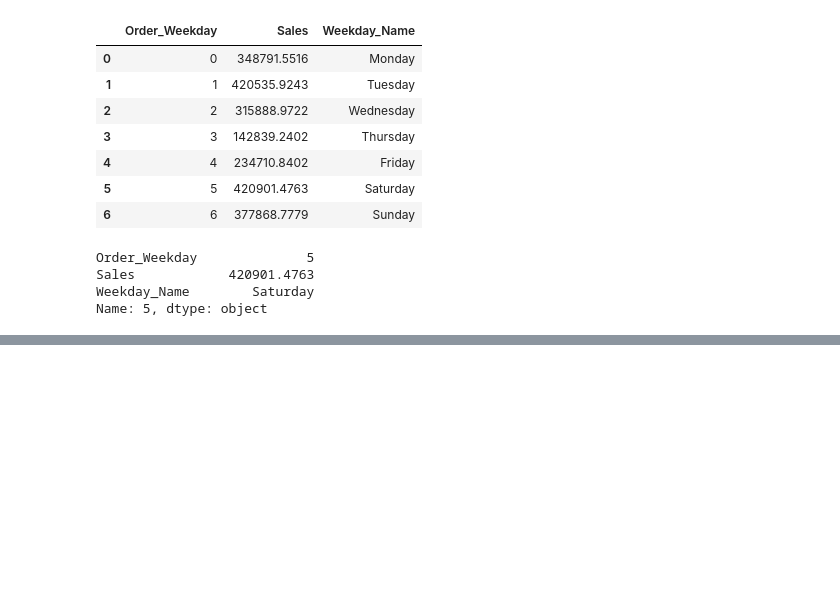
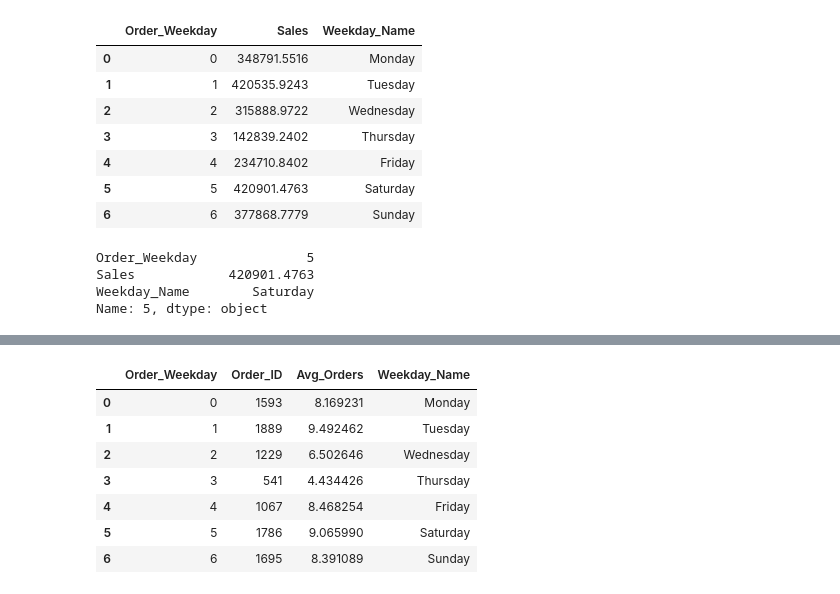
Before and after one commit to paulinassss/SalesForecasting, a Jupyter notebook: dataanalysis.ipynb, the cells around one changed output, grey strips where cells are left out. Saved outputs shown, nothing was run; the diff lists cells and outputs as text; code cells hidden in the pictures; blank space fills up the shorter version.

```diff
--- a/dataanalysis.ipynb
+++ b/dataanalysis.ipynb
@@ -631,0 +659,4 @@ Name: 5, dtype: object
+# %%
+
+daily_orders = sales.groupby('Order_Date')['Order_ID'].count().reset_index()
+daily_orders
@@ -631,0 +677,27 @@ Name: 5, dtype: object
+# %%
+daily_orders = daily_orders.merge(sales[['Order_Date', 'Order_Weekday']].drop_duplicates(), on='Order_Date', how='left')
+
+# Step 3: Group by Order_Weekday and sum the number of orders
+weekday_orders = daily_orders.groupby('Order_Weekday')['Order_ID'].sum().reset_index()
+
+# Step 4: Count the occurrences of each weekday in the dataset
+weekday_count = daily_orders['Order_Weekday'].value_counts().sort_index()
+
+# Step 5: Calculate the average number of orders per weekday
+weekday_orders['Avg_Orders'] = weekday_orders['Order_ID'] / weekday_count
+
+# Map Order_Weekday to Weekday Names (Optional)
+weekday_orders['Weekday_Name'] = weekday_orders['Order_Weekday'].map({
+    0: 'Monday', 1: 'Tuesday', 2: 'Wednesday', 3: 'Thursday', 4: 'Friday', 5: 'Saturday', 6: 'Sunday'
+})
+
+weekday_orders
+# %% [output]
+|  | Order_Weekday | Order_ID | Avg_Orders | Weekday_Name |
+| 0 | 0 | 1593 | 8.169231 | Monday |
+| 1 | 1 | 1889 | 9.492462 | Tuesday |
+| 2 | 2 | 1229 | 6.502646 | Wednesday |
+| 3 | 3 | 541 | 4.434426 | Thursday |
+| 4 | 4 | 1067 | 8.468254 | Friday |
+| 5 | 5 | 1786 | 9.065990 | Saturday |
+| 6 | 6 | 1695 | 8.391089 | Sunday |
```
Also changed, not shown: parts of 3 cells of this notebook, 2 other files.
